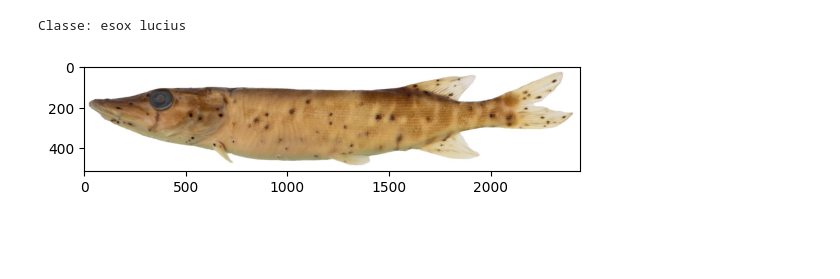
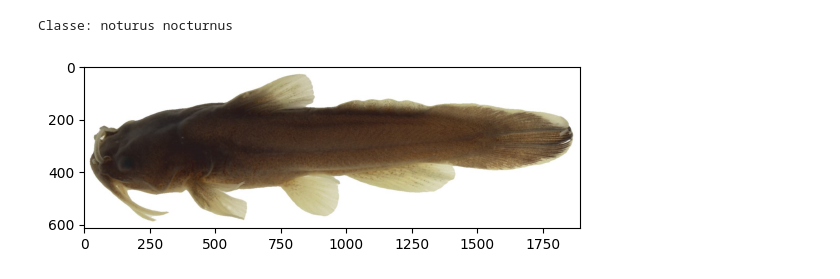
Before and after one commit to Giu27/ecowave, a Jupyter notebook: main.ipynb, the cells around one changed output. Cells and saved outputs as stored; diff of their text form; code cells hidden in the pictures; blank space fills up the shorter version.

Commit message:
training loop

```diff
--- a/main.ipynb
+++ b/main.ipynb
@@ -16,32 +17,33 @@ if torch.cuda.is_available():
 # %%
 from PIL import Image
 import os
 import numpy as np
 import pandas as pd
 import matplotlib.pyplot as plt
 
 # Set the the fish_vista_repo_dir to the path of your cloned fish-vista HF repository
 fish_vista_repo_dir = "dataset/fish-vista/"
 
 # Read classification test and train csv files
 train_path = os.path.join(fish_vista_repo_dir, "classification_train.csv")
 train_df = pd.read_csv(train_path)
 
 test_path = os.path.join(fish_vista_repo_dir, "classification_test.csv")
 test_df = pd.read_csv(test_path)
 
 # Get image at index 'idx'
-idx = 4952
+idx = 0
+classes = sorted(train_df.standardized_species.drop_duplicates())
+class_to_idx = {cls_name: i for i, cls_name in enumerate(classes)}
 img_class = train_df.iloc[idx].standardized_species
-if (train_df.iloc[idx].license == "CC BY-NC-ND"): img_filename = "Images/" + train_df.iloc[idx].filename
-else: img_filename = train_df.iloc[idx].file_name
+img_filename = train_df.iloc[idx].file_name
 
 img_test = Image.open(os.path.join(fish_vista_repo_dir, img_filename))
 plt.imshow(img_test)
 print(f"Classe: {img_class}")
 # %% [output]
-Classe: esox lucius
+Classe: noturus nocturnus
-[figure, old version]
+[figure, new version]
 # %%
 import os
 import pandas as pd
```
Also changed, not shown: parts of 6 cells of this notebook.
